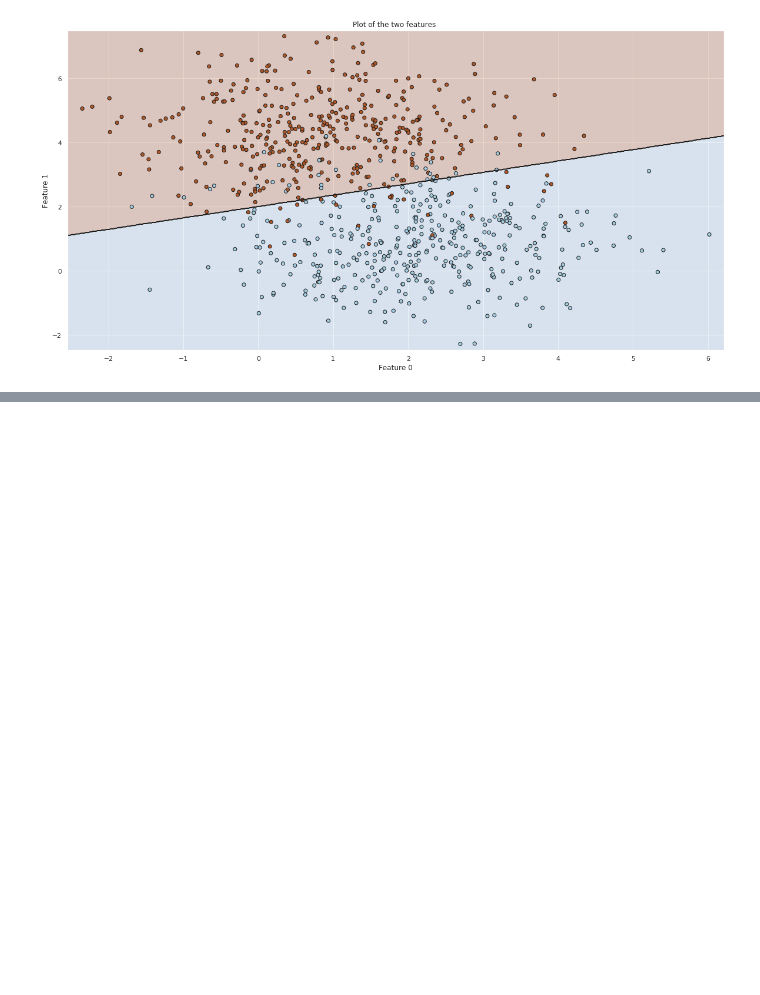
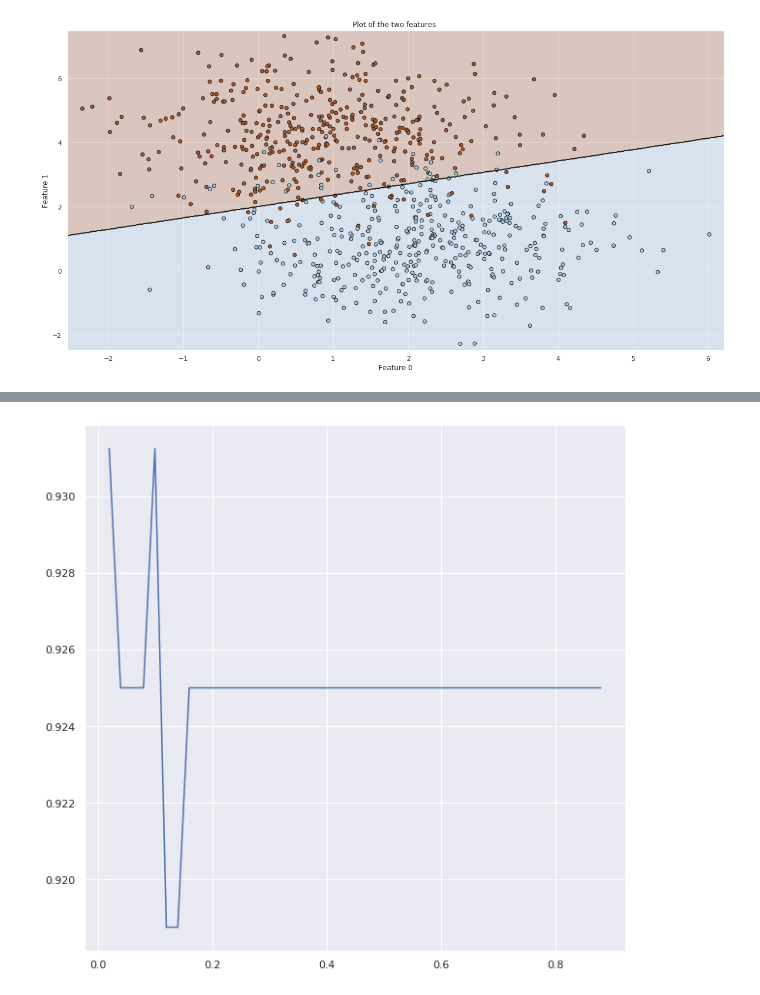
Before and after one commit to christosfranco/modelling-and-visualization, a Jupyter notebook: AdvancedImplementations/svm/SVM - Indepth implementation.ipynb, the cells around one changed output, grey strips where cells are left out. Cells and saved outputs as stored; diff of their text form; code cells hidden in the pictures; blank space fills up the shorter version.

```diff
--- a/AdvancedImplementations/svm/SVM - Indepth implementation.ipynb
+++ b/AdvancedImplementations/svm/SVM - Indepth implementation.ipynb
@@ -231,3 +238,13 @@ SVC(C=0.1, cache_size=200, class_weight=None, coef0=0.0,
+# %%
+#x,y = zip(*narrowAccuracyList)
+#plt.plot(narrowAccuracyList.items())
+fig= plt.figure(figsize=(10,10))
+x,y = zip(*sorted(narrowAccuracyList.items()))
+plt.plot(x,y)
+plt.show()
+fig.savefig("narrowacc.png")
+# %% [output]
+[figure, added]
 # %%
 from sklearn.metrics import accuracy_score
 #the maximal margin/boundary between the two classes
```
Also changed, not shown: parts of 5 cells of this notebook, 3 other files.
